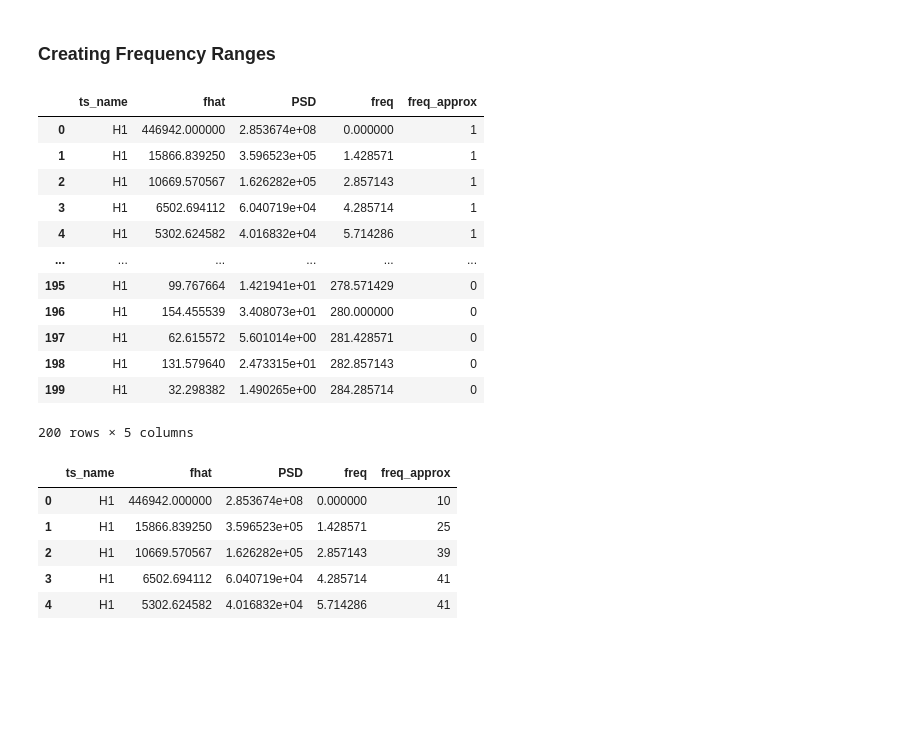
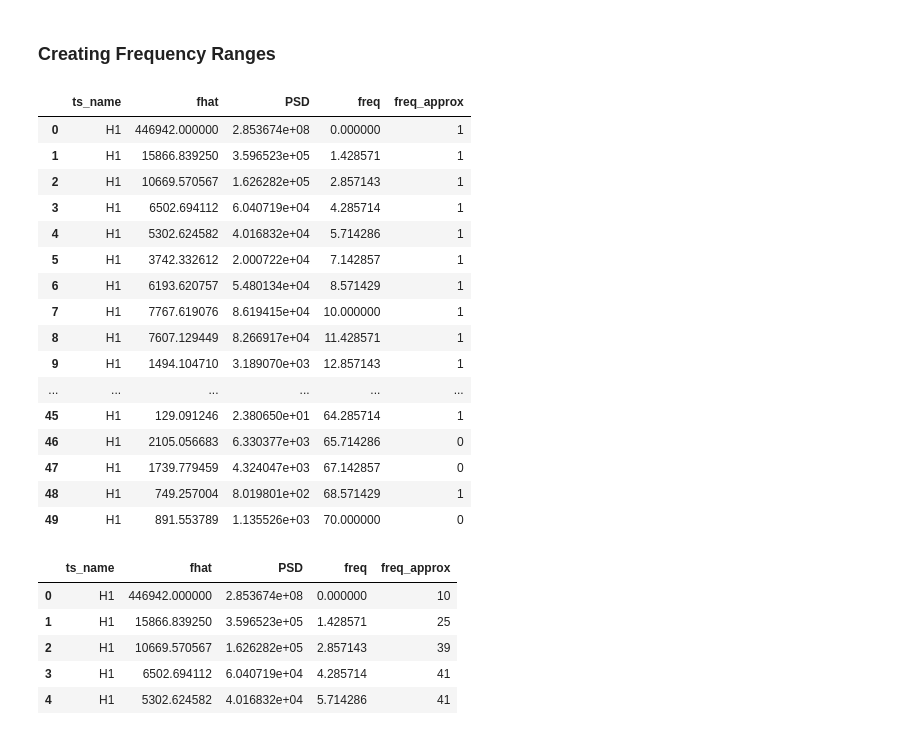
Before and after one commit to philippbeer/ts_search_engine, a Jupyter notebook: notebooks/FFT_test.ipynb, the cells around one changed output. Saved outputs shown, nothing was run; the diff lists cells and outputs as text; code cells hidden in the pictures; blank space fills up the shorter version.

```diff
--- a/notebooks/FFT_test.ipynb
+++ b/notebooks/FFT_test.ipynb
@@ -333,21 +333,25 @@ df_approx.reset_index(inplace=True, drop=True)
 df_approx['freq_approx'] = df_approx.groupby('ts_name')\
                     .apply(lambda x: (x['PSD']>x['PSD'].quantile(.9)).astype(int)).values
 # %%
-df_approx.head(200)
+df_approx.head(50)
 # %% [output]
 |  | ts_name | fhat | PSD | freq | freq_approx |
 | 0 | H1 | 446942.000000 | 2.853674e+08 | 0.000000 | 1 |
 | 1 | H1 | 15866.839250 | 3.596523e+05 | 1.428571 | 1 |
 | 2 | H1 | 10669.570567 | 1.626282e+05 | 2.857143 | 1 |
 | 3 | H1 | 6502.694112 | 6.040719e+04 | 4.285714 | 1 |
 | 4 | H1 | 5302.624582 | 4.016832e+04 | 5.714286 | 1 |
+| 5 | H1 | 3742.332612 | 2.000722e+04 | 7.142857 | 1 |
+| 6 | H1 | 6193.620757 | 5.480134e+04 | 8.571429 | 1 |
+| 7 | H1 | 7767.619076 | 8.619415e+04 | 10.000000 | 1 |
+| 8 | H1 | 7607.129449 | 8.266917e+04 | 11.428571 | 1 |
+| 9 | H1 | 1494.104710 | 3.189070e+03 | 12.857143 | 1 |
 | ... | ... | ... | ... | ... | ... |
-| 195 | H1 | 99.767664 | 1.421941e+01 | 278.571429 | 0 |
-| 196 | H1 | 154.455539 | 3.408073e+01 | 280.000000 | 0 |
-| 197 | H1 | 62.615572 | 5.601014e+00 | 281.428571 | 0 |
-| 198 | H1 | 131.579640 | 2.473315e+01 | 282.857143 | 0 |
-| 199 | H1 | 32.298382 | 1.490265e+00 | 284.285714 | 0 |
+| 45 | H1 | 129.091246 | 2.380650e+01 | 64.285714 | 1 |
+| 46 | H1 | 2105.056683 | 6.330377e+03 | 65.714286 | 0 |
+| 47 | H1 | 1739.779459 | 4.324047e+03 | 67.142857 | 0 |
+| 48 | H1 | 749.257004 | 8.019801e+02 | 68.571429 | 1 |
+| 49 | H1 | 891.553789 | 1.135526e+03 | 70.000000 | 0 |
-200 rows × 5 columns
 # %%
 df_approx.to_csv("../df_approx.csv", index=False)
 # %%
```
